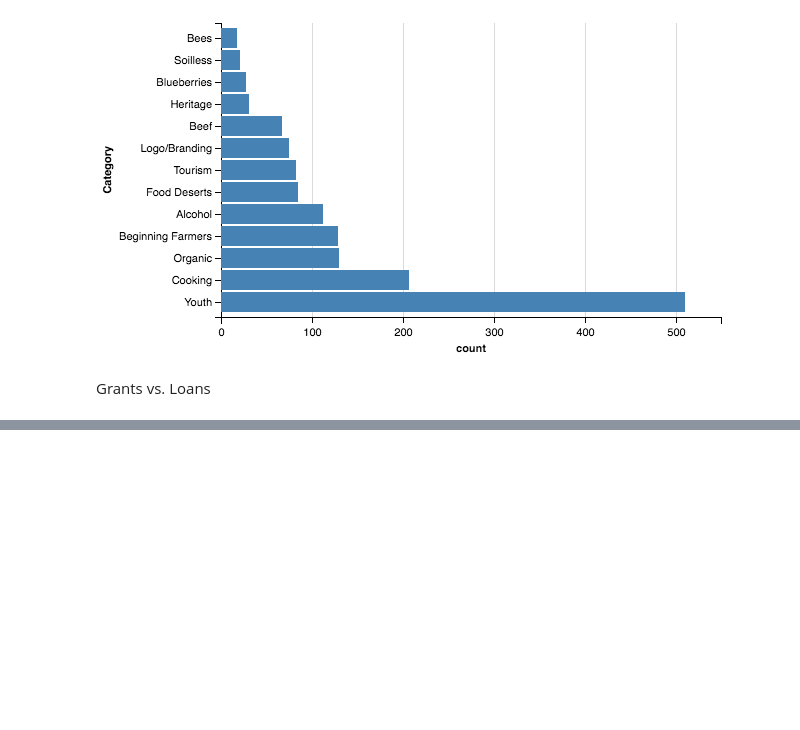
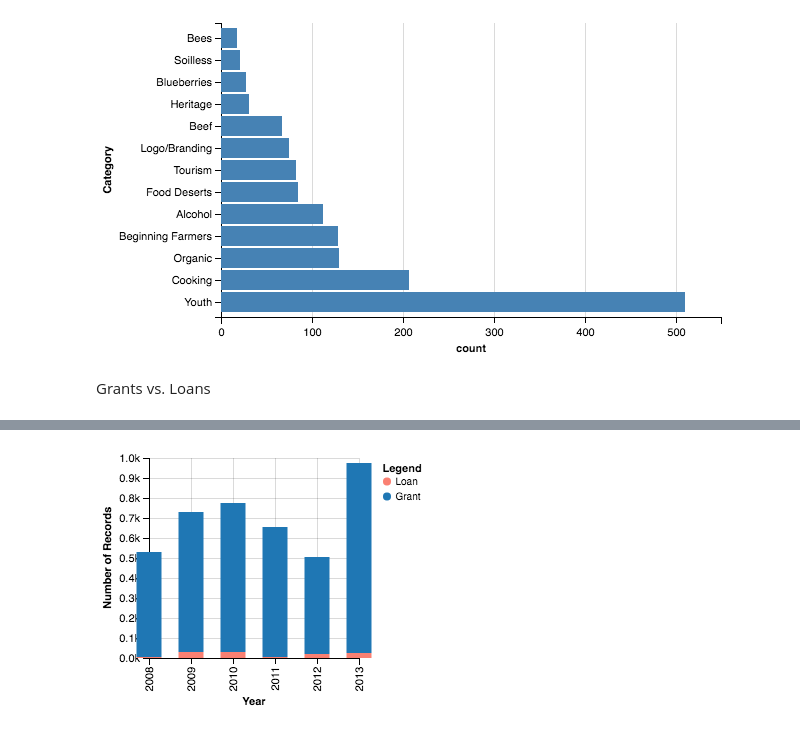
Before and after one commit to mroswell/know-your-farmer-analysis, a Jupyter notebook: KYF2-analysis.ipynb, the cells around one changed output, grey strips where cells are left out. Saved outputs shown, nothing was run; the diff lists cells and outputs as text; code cells hidden in the pictures; blank space fills up the shorter version.

```diff
--- a/KYF2-analysis.ipynb
+++ b/KYF2-analysis.ipynb
@@ -144,0 +240,25 @@ Chart(df).mark_bar().encode(
+# %%
+grants_count_chart = Chart(funding_bar_data).mark_bar( barSize=25).encode(
+    color=Color('grant_loan',
+        legend=Legend(
+            title='Legend',
+        ),
+        scale=Scale(
+            domain=['Loan', 'Grant'],
+            range=['salmon', '#1f77b4'],
+        )
+    ),
+    x=X('Year:T',
+        axis=Axis(
+            title='Year',
+        ),
+        timeUnit='year',
+    ),
+    y='count(Funding):Q',
+).configure_cell(
+    height=200,
+    width=210
+).configure_scale(bandSize=500)
+# %%
+grants_count_chart
+# %% [output]
@@ -145,3 +266,4 @@ Chart(df).mark_bar().encode(
+[figure, added]
 # %%
 # rename columns
 kyf2.rename(columns={'X': 'lon', 'Y':'lat'}, inplace=True)
```
Also changed, not shown: parts of 35 cells of this notebook, 3 other files.
